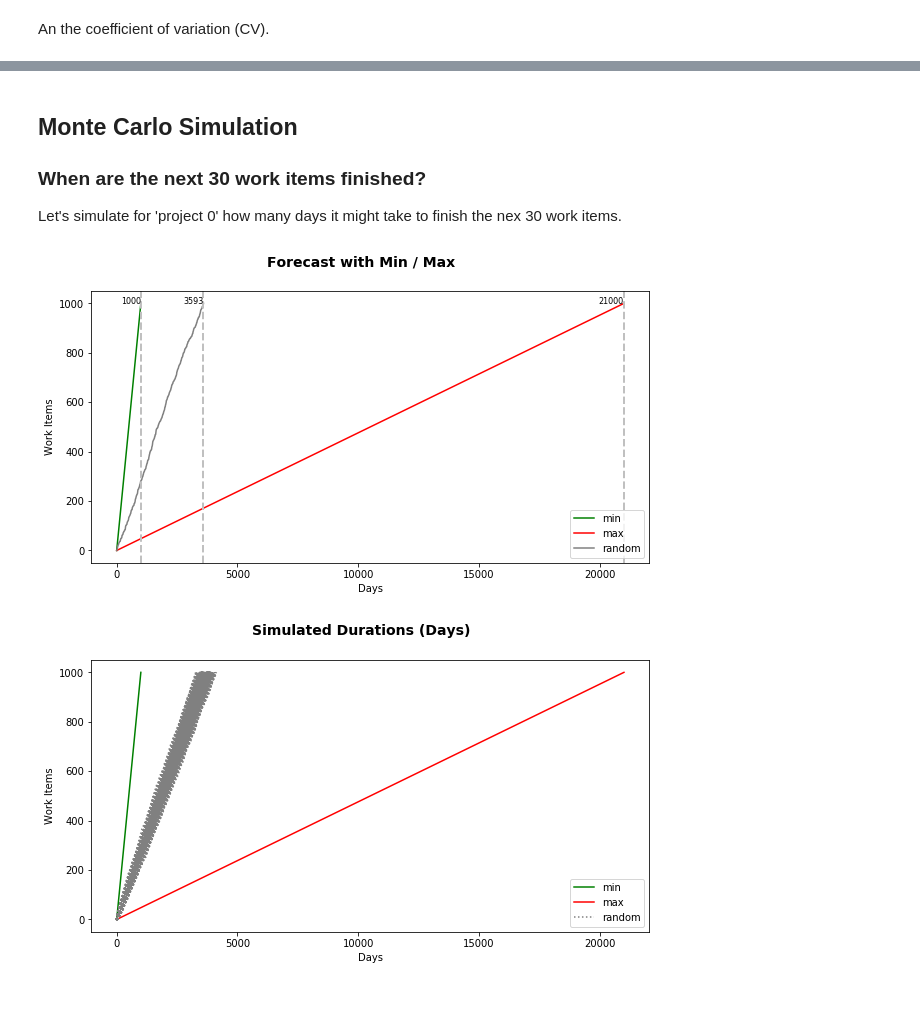
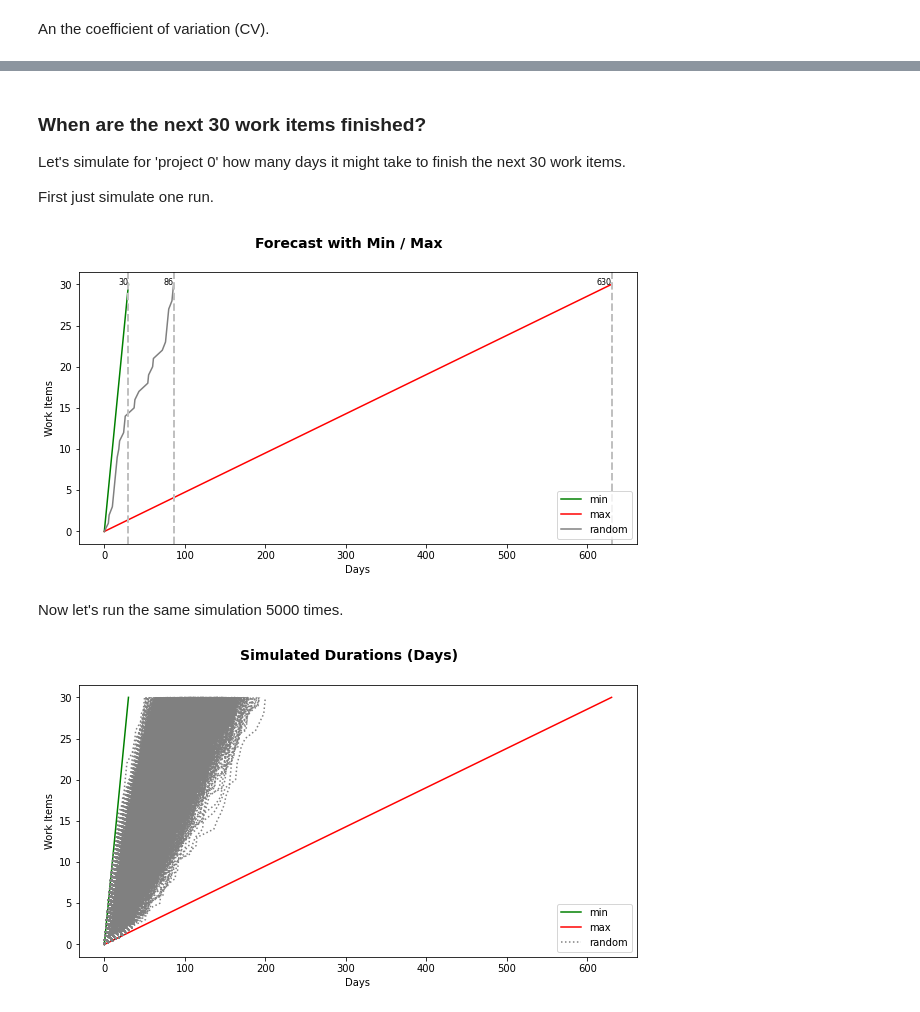
Before and after one commit to rueedlinger/monte-carlo-simulation, a Jupyter notebook: notebooks/forecasting_with_monte_carlo.ipynb, the cells around one changed output, grey strips where cells are left out. Drawn from its saved outputs; the diff is of its cells as text; code cells hidden in the pictures.

```diff
--- a/notebooks/forecasting_with_monte_carlo.ipynb
+++ b/notebooks/forecasting_with_monte_carlo.ipynb
@@ -109,6 +101,26 @@ print(stats.variation(project_1_cycle_times))
+# %%
+
+def cumulative_sum(total_work_items, cycle_times, selector):
+    total = [0]
+    for i, e in enumerate(range(total_work_items)):
+            total.append(selector(cycle_times) + total[i])
+    return total
+
+
+def simulate_cycle_times(num_of_iterations, total_work_items, cycle_times):
+    list_random_walks = []
+    totals = []
+
+    for i in range(num_of_iterations):
+        list_random_walks.append(
+            cumulative_sum(total_work_items, cycle_times, random.choice))
+
+    for i in list_random_walks:
+        totals.append(i[-1])
+
+    return totals, list_random_walks
 # %% [markdown]
-## Monte Carlo Simulation
+### When are the next 30 work items finished?
+Let's simulate for 'project 0' how many days it might take to finish the next 30 work items.
 
-
-### When are the next 30 work items finished?
-Let's simulate for 'project 0' how many days it might take to finish the nex 30 work items.
+First just simulate one run.
@@ -129,4 +127,11 @@ range_work_items = [x for x in range(total_work_items + 1)]
 # %%
+total_work_items = 30
+
+cumulative_sum_min = cumulative_sum(total_work_items, project_0_cycle_times, min)
+cumulative_sum_max = cumulative_sum(total_work_items, project_0_cycle_times, max)
+cumulative_random = cumulative_sum(total_work_items, project_0_cycle_times, random.choice)
+
+range_work_items = [x for x in range(total_work_items + 1)]
 
 fig, ax = plt.subplots(figsize=(10, 5))
 
@@ -157,4 +162,4 @@ plt.legend(loc='lower right')
 
 plt.show()
 # %% [output]
-[figure, old version]
+[figure, new version]
@@ -178,27 +166,32 @@ simulated_total, simulated_work_done = simulate(num_of_iterations, total_work_it
+# %% [markdown]
+Now let's run the same simulation 5000 times.
 # %%
+num_of_iterations = 5000
+total_work_items = 30
+
+
+
+simulated_total, simulated_work_done = simulate_cycle_times(num_of_iterations, total_work_items, project_0_cycle_times)
+
 fig, ax = plt.subplots(figsize=(10, 5))
 
 fig.suptitle('Simulated Durations (Days)', fontsize=14, fontweight='bold')
 
 plt.plot(cumulative_sum_min, range_work_items, label='min',  color='green')
 plt.plot(cumulative_sum_max, range_work_items, label='max', color='red')
 plt.plot(0, 0, linestyle='dotted', color='gray', label='random')
 
 
 for r in simulated_work_done:
     plt.plot(r, range_work_items, linestyle='dotted', color='gray')
 
-#plt.axvline(50, color='silver', linestyle='dashed', linewidth=2)
-#plt.axvline(100, color='silver', linestyle='dashed', linewidth=2)
-#plt.axvline(150, color='silver', linestyle='dashed', linewidth=2)
-
 ax.set_xlabel("Days")
 ax.set_ylabel("Work Items")
 
 plt.legend(loc='lower right')
 plt.show()
 # %% [output]
-[figure, old version]
+[figure, new version]
 # %%
 fig, ax = plt.subplots(figsize=(10, 5))
 fig.suptitle('Histogram Simulated Durations (Days)', fontsize=14, fontweight='bold')
```
Also changed, not shown: parts of 27 cells of this notebook, 5 other files.
